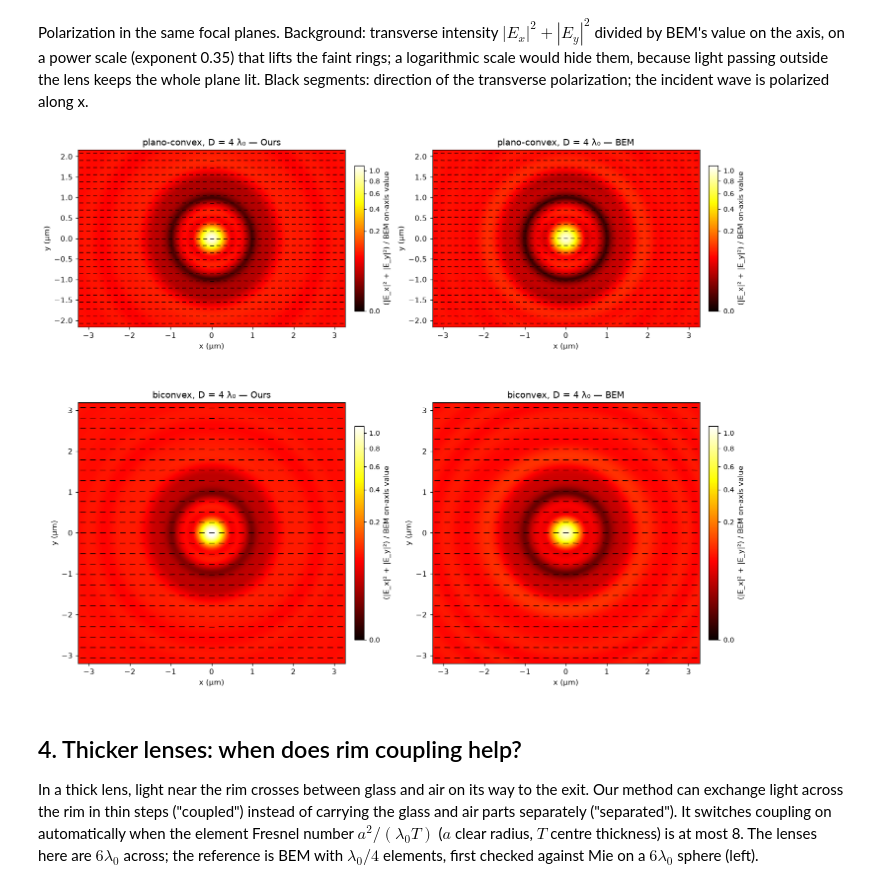
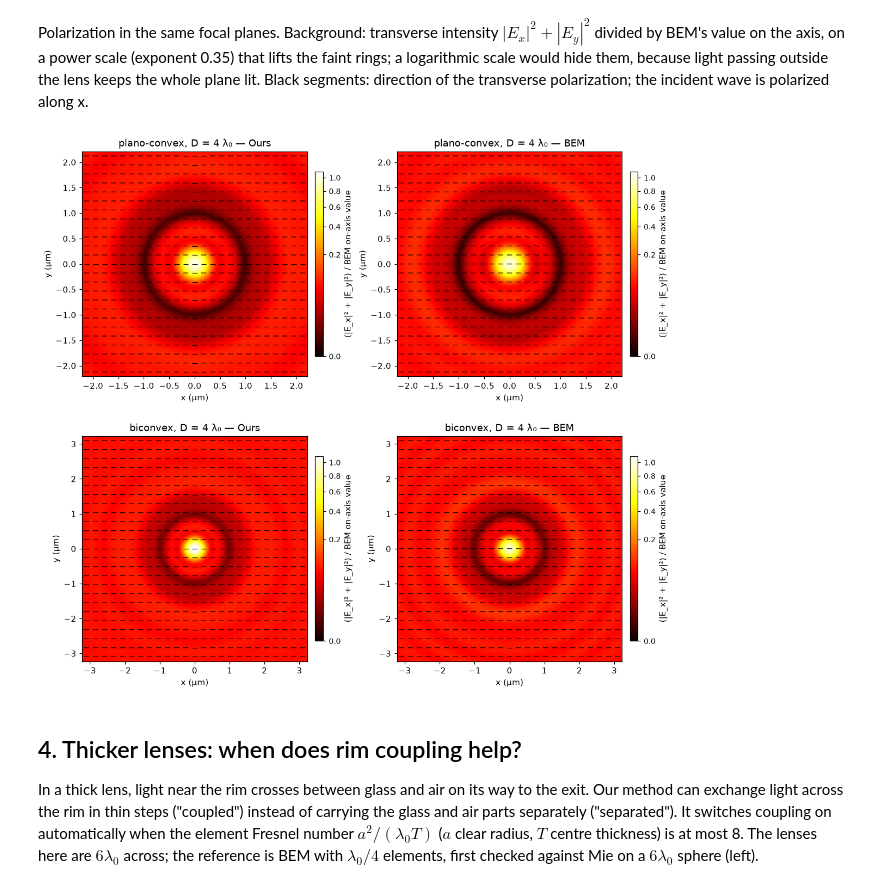
Before and after one commit to blancusjh/vecdiff, a Jupyter notebook: general/notebooks/06_full_wave_reference_validation.ipynb, the cells around one changed output. Saved outputs shown, nothing was run; the diff lists cells and outputs as text; code cells hidden in the pictures.

```diff
--- a/general/notebooks/06_full_wave_reference_validation.ipynb
+++ b/general/notebooks/06_full_wave_reference_validation.ipynb
@@ -104,12 +104,12 @@ Our method leaves out what BEM includes: reflections inside the lens and scatter
 lenses = {(shape, D): refs.small_lens(shape, D) for shape in refs.SMALL_SHAPES for D in refs.SMALL_DIAMETERS}
 rows = []
 for (shape, D), d in lenses.items():
-    rows.append((shape, f"{D:g}", percent(d["error_section"]), percent(d["error_focal"]), f"{d['peak_ratio']:.2f}",
-                 percent(d["bem_change_section"]), f"{d['seconds_ours']:.1f}", f"{d['seconds_bem']:.1f}"))
+    rows.append((shape, f"{D:g}", percent(d["error_section"]), percent(d["error_focal_x"]), percent(d["error_focal_y"]),
+                 percent(d["error_focal_z"]), percent(d["bem_change_section"]), f"{d['seconds_ours']:.1f}", f"{d['seconds_bem']:.1f}"))
 table(
-    "**Ours against BEM.** Errors: relative difference of complex E. Peak ratio: focal intensity of ours divided by BEM's at the centre of the focal plane. "
+    "**Ours against BEM.** Errors: relative difference of the complex field, for the whole vector E over the meridional section and for each Cartesian component over the focal plane. "
     "BEM change: difference between its two meshes over the section (how far BEM itself is from convergence). Times are wall-clock seconds on this machine.",
-    ("Lens", "Diameter (λ₀)", "Error over the meridional section", "Error over the focal plane", "Focal peak ratio, ours / BEM",
+    ("Lens", "Diameter (λ₀)", "E error, meridional section", "Eₓ error, focal plane", "E_y error, focal plane", "E_z error, focal plane",
      "BEM change under mesh refinement", "Ours time (s)", "BEM assembly + solve (s)"),
     rows,
 )
@@ -138,7 +138,7 @@ def lens_figure(shape, D):
     d = lenses[(shape, D)]
     um = 1e6
     fine = refs.SMALL_BEM_DIVISORS[-1]
-    fig, axes = plt.subplots(2, 3, figsize=(16, 8.4), layout="constrained")
+    fig, axes = plt.subplots(2, 3, figsize=(15, 9), layout="constrained")
     Z, X = np.meshgrid(d["z"] * um, d["x"] * um)
     ours, bem = np.sum(abs(d["section_ours"]) ** 2, -1), np.sum(abs(d[f"section_{fine}"]) ** 2, -1)
     scale = Normalize(0, max(ours.max(), bem.max()))
@@ -163,16 +163,16 @@ def lens_figure(shape, D):
     for coord, sl, label, color in ((d["fx"], np.s_[cy, :], "x", "0.1"), (d["fy"], np.s_[:, cx], "y", "#2a6fbb")):
         ax.plot(coord * um, bem[sl], "-", color=color, lw=1.8, label=f"BEM, along {label}")
         ax.plot(coord * um, ours[sl], "--", color=color, lw=1.3, label=f"Ours, along {label}")
-    lobes_x = count_maxima(np.sum(abs(d[f"focal_{fine}"][cy, :, :2]) ** 2, -1))
-    lobes_y = count_maxima(np.sum(abs(d[f"focal_{fine}"][:, cx, :2]) ** 2, -1))
-    ax.set(xlabel="position (µm)", ylabel="|E|² (V²/m²)", title=f"Focal cuts (BEM secondary maxima: x {lobes_x}, y {lobes_y})")
+    transverse = np.sum(abs(d[f"focal_{fine}"][..., :2]) ** 2, -1)
+    lobes = count_maxima((transverse[cy, :] + transverse[:, cx]) / 2)
+    ax.set(xlabel="position (µm)", ylabel="|E|² (V²/m²)", title=f"Focal cuts (BEM secondary maxima per side: {lobes[0]}, {lobes[1]})")
     ax.legend(fontsize=8)
     fig.suptitle(f"{shape} lens, D = {D:g} λ₀: exit vertex at z = {float(d['exit_z']) * um:.2f} µm, "
                  f"focal plane (cyan) at the BEM axial maximum z = {float(d['focus']) * um:.2f} µm")
     plt.show()
-    return lobes_x, lobes_y
+    return lobes
 
 
 for shape in refs.SMALL_SHAPES:
-    assert lens_figure(shape, 4.0) == ((3, 3), (3, 3))
+    assert lens_figure(shape, 4.0) == (3, 3)
 # %% [output]
@@ -180,0 +183,15 @@ for shape in refs.SMALL_SHAPES:
+# %%
+for shape in refs.SMALL_SHAPES:
+    d = lenses[(shape, 4.0)]
+    fine = refs.SMALL_BEM_DIVISORS[-1]
+    FX, FY = np.meshgrid(d["fx"] * 1e6, d["fy"] * 1e6)
+    fig, axes = plt.subplots(2, 3, figsize=(14, 8.6), layout="constrained")
+    for c, label in enumerate(("E_x", "E_y", "E_z")):
+        values = [abs(d["focal_ours"][..., c]) ** 2, abs(d[f"focal_{fine}"][..., c]) ** 2]
+        scale = Normalize(0, max(v.max() for v in values))
+        for r, (name, v) in enumerate(zip(("Ours", "BEM"), values)):
+            im = axes[r, c].pcolormesh(FX, FY, v, cmap="hot", norm=scale, shading="nearest")
+            axes[r, c].set(aspect="equal", title=f"{name}: |{label}|²", xlabel="x (µm)", ylabel="y (µm)")
+        fig.colorbar(im, ax=axes[:, c], label=f"|{label}|² (V²/m²)", shrink=0.8)
+    fig.suptitle(f"{shape} lens, D = 4 λ₀: focal-plane components")
+    plt.show()
@@ -181,25 +201,25 @@ for shape in refs.SMALL_SHAPES:
 # %% [markdown]
 Polarization in the same focal planes. Background: transverse intensity $|E_x|^2+|E_y|^2$ divided by BEM's value on the axis, on a power scale (exponent 0.35) that lifts the faint rings; a logarithmic scale would hide them, because light passing outside the lens keeps the whole plane lit. Black segments: direction of the transverse polarization; the incident wave is polarized along x.
 # %%
-fig, axes = plt.subplots(2, 2, figsize=(13, 11), layout="constrained")
+fig, axes = plt.subplots(2, 2, figsize=(10.5, 9.5), layout="constrained")
 fine = refs.SMALL_BEM_DIVISORS[-1]
 for row, shape in zip(axes, refs.SMALL_SHAPES):
     d = lenses[(shape, 4.0)]
     grid = optics.CartesianGrid(d["fx"], d["fy"], optics.Frame([0, 0, float(d["focus"])]))
     bem = d[f"focal_{fine}"]
     centre = (len(d["fy"]) // 2, len(d["fx"]) // 2)
     on_axis = float(np.sum(abs(bem[centre][:2]) ** 2))
     for ax, (label, E) in zip(row, (("Ours", d["focal_ours"]), ("BEM", bem))):
         plot_polarization(
             optics.ElectricField(grid, WAVELENGTH, E), axis=ax, title=f"{shape}, D = 4 λ₀ — {label}", crop=False,
             glyph="line", glyph_color="black", size_scale=None, cmap="hot", norm=PowerNorm(0.35, 0, 1.1),
             reference_intensity=on_axis, density=3.0, min_intensity_fraction=1e-5,
             colorbar_label="(|E_x|² + |E_y|²) / BEM on-axis value",
         )
         ax.set(xlabel="x (µm)", ylabel="y (µm)")
 plt.show()
 # %% [output]
-[figure, old version]
+[figure, new version]
 # %% [markdown]
 ## 4. Thicker lenses: when does rim coupling help?
 
```
Also changed, not shown: parts of 6 cells of this notebook, 1 other file.
